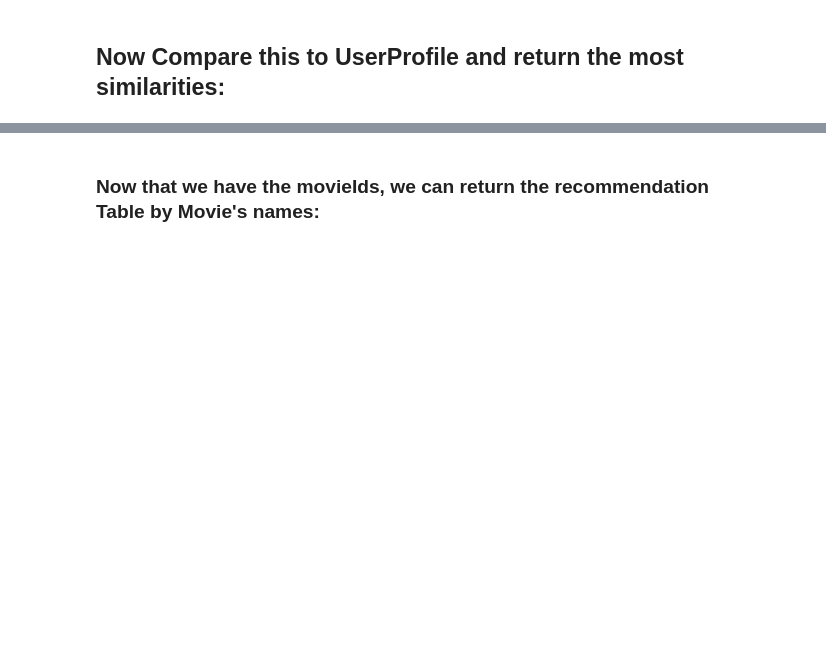
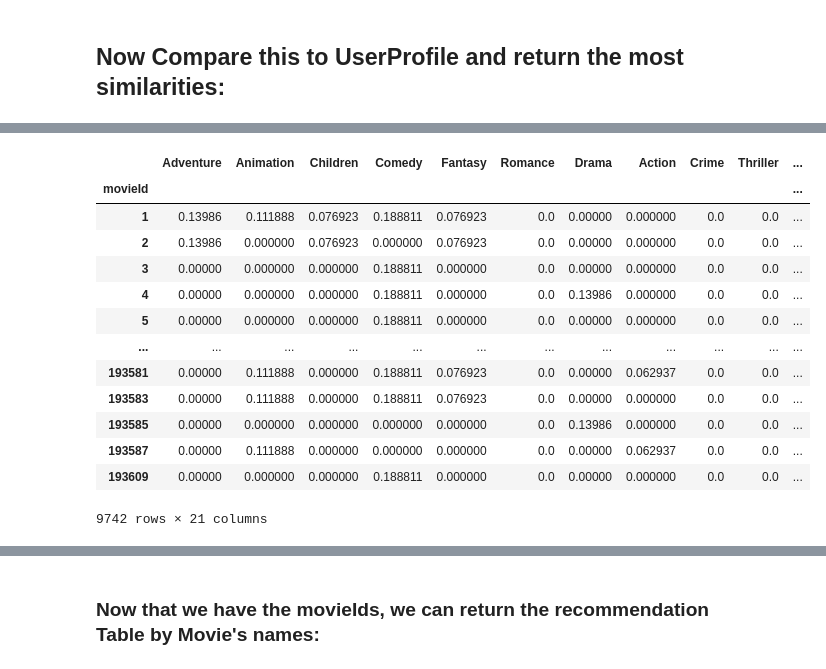
Before and after one commit to nimahamed88/Machine-Learning, a Jupyter notebook: Projects/Recomendation/Recommendation.ipynb, the cells around one changed output, grey strips where cells are left out. Drawn from its saved outputs; the diff is of its cells as text; code cells hidden in the pictures; blank space fills up the shorter version.

```diff
--- a/Projects/Recomendation/Recommendation.ipynb
+++ b/Projects/Recomendation/Recommendation.ipynb
@@ -200,0 +264,4 @@ dtype: float64
+# %%
+# and then normlize it
+userProfile = userProfile/sum(userProfile)
+userProfile
@@ -237,0 +310,25 @@ Length: 9742, dtype: float64
+# %%
+# we create a dataframe based on the weighted ratings of every movies by matrix multiplying of the genreTable and userProfile:.
+# the indicies are movie_ids
+
+recommendationTable_df = (genreTable*userProfile)
+
+#we create a column named similarity that shows the similarity og the user favorite and movie's genre:
+
+recommendationTable_df['similarity'] =  recommendationTable_df.sum(axis=1)
+recommendationTable_df
+# %% [output]
+|  | Adventure | Animation | Children | Comedy | Fantasy | Romance | Drama | Action | Crime | Thriller | ... |
+| movieId |  |  |  |  |  |  |  |  |  |  | ... |
+| 1 | 0.13986 | 0.111888 | 0.076923 | 0.188811 | 0.076923 | 0.0 | 0.00000 | 0.000000 | 0.0 | 0.0 | ... |
+| 2 | 0.13986 | 0.000000 | 0.076923 | 0.000000 | 0.076923 | 0.0 | 0.00000 | 0.000000 | 0.0 | 0.0 | ... |
+| 3 | 0.00000 | 0.000000 | 0.000000 | 0.188811 | 0.000000 | 0.0 | 0.00000 | 0.000000 | 0.0 | 0.0 | ... |
+| 4 | 0.00000 | 0.000000 | 0.000000 | 0.188811 | 0.000000 | 0.0 | 0.13986 | 0.000000 | 0.0 | 0.0 | ... |
+| 5 | 0.00000 | 0.000000 | 0.000000 | 0.188811 | 0.000000 | 0.0 | 0.00000 | 0.000000 | 0.0 | 0.0 | ... |
+| ... | ... | ... | ... | ... | ... | ... | ... | ... | ... | ... | ... |
+| 193581 | 0.00000 | 0.111888 | 0.000000 | 0.188811 | 0.076923 | 0.0 | 0.00000 | 0.062937 | 0.0 | 0.0 | ... |
+| 193583 | 0.00000 | 0.111888 | 0.000000 | 0.188811 | 0.076923 | 0.0 | 0.00000 | 0.000000 | 0.0 | 0.0 | ... |
+| 193585 | 0.00000 | 0.000000 | 0.000000 | 0.000000 | 0.000000 | 0.0 | 0.13986 | 0.000000 | 0.0 | 0.0 | ... |
+| 193587 | 0.00000 | 0.111888 | 0.000000 | 0.000000 | 0.000000 | 0.0 | 0.00000 | 0.062937 | 0.0 | 0.0 | ... |
+| 193609 | 0.00000 | 0.000000 | 0.000000 | 0.188811 | 0.000000 | 0.0 | 0.00000 | 0.000000 | 0.0 | 0.0 | ... |
+9742 rows × 21 columns
```
Also changed, not shown: parts of 63 cells of this notebook.
